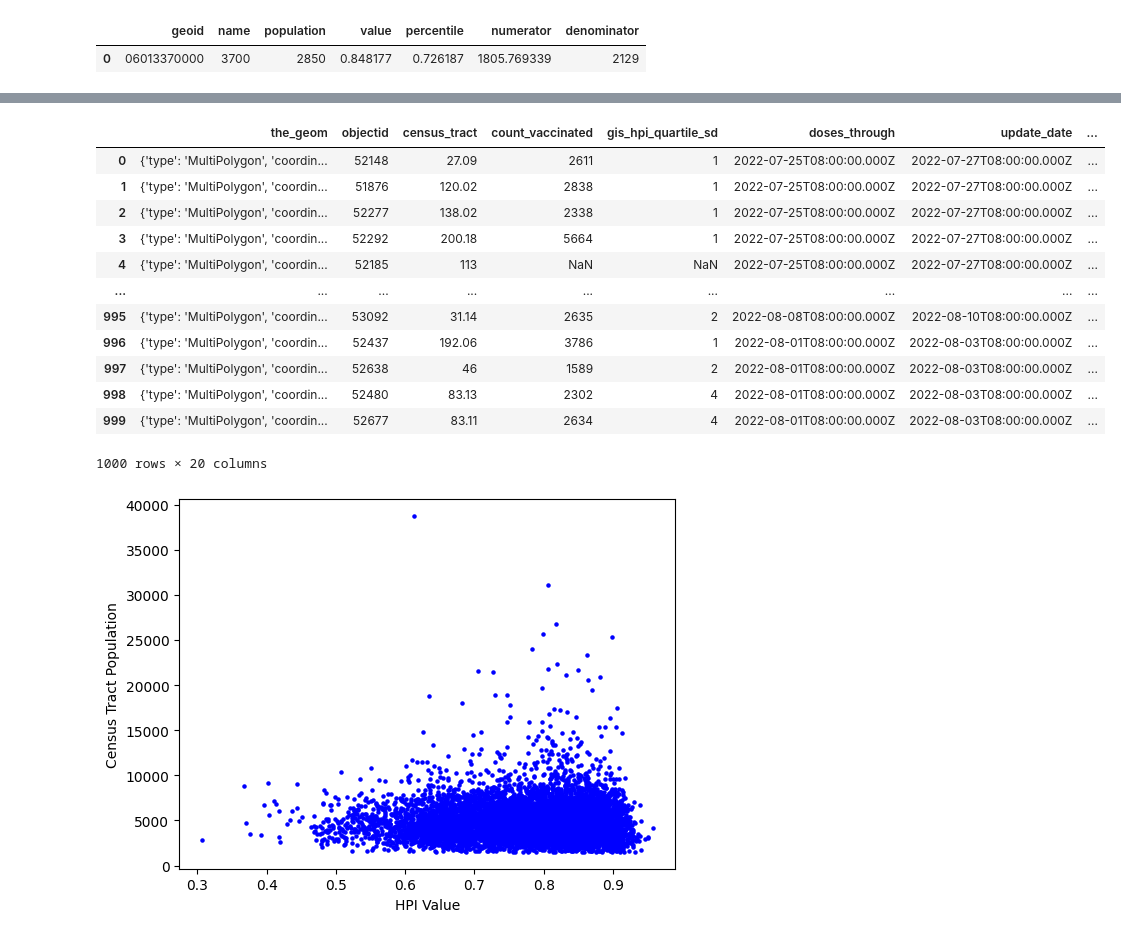
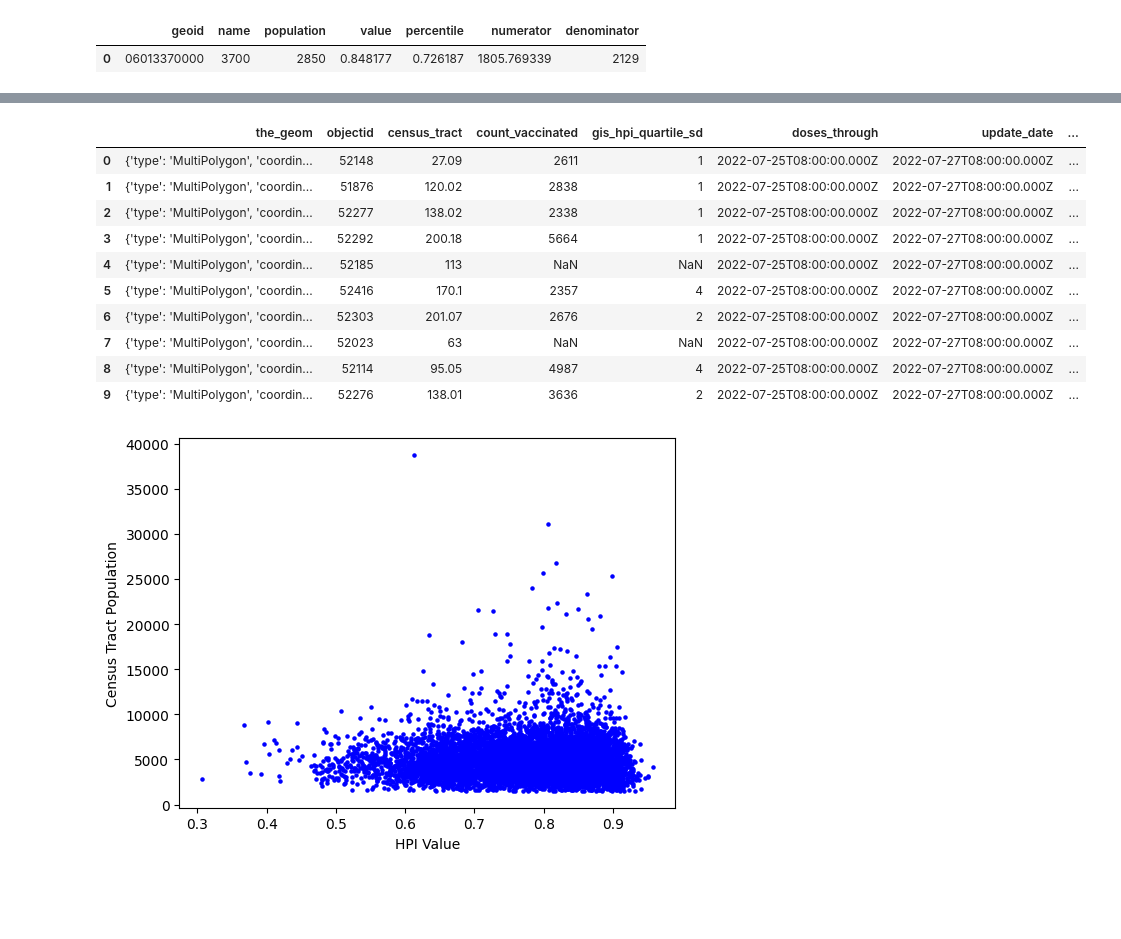
Before and after one commit to kacastel/DSCI-510-Final-Project, a Jupyter notebook: 510fpplay.ipynb, the cells around one changed output, grey strips where cells are left out. Saved outputs shown, nothing was run; the diff lists cells and outputs as text; code cells hidden in the pictures; blank space fills up the shorter version.

```diff
--- a/510fpplay.ipynb
+++ b/510fpplay.ipynb
@@ -61,23 +93,21 @@ See the caveats in the documentation: https://pandas.pydata.org/pandas-docs/stab
 # %%
 # Joining datasets
 
 vaccine_data['NAME'] = pd.Series(san_diego_hpi['NAME'])
 
-vaccine_data
+vaccine_data.head(10)
 # %% [output]
 |  | the_geom | objectid | census_tract | count_vaccinated | gis_hpi_quartile_sd | doses_through | update_date | ... |
 | 0 | {'type': 'MultiPolygon', 'coordin... | 52148 | 27.09 | 2611 | 1 | 2022-07-25T08:00:00.000Z | 2022-07-27T08:00:00.000Z | ... |
 | 1 | {'type': 'MultiPolygon', 'coordin... | 51876 | 120.02 | 2838 | 1 | 2022-07-25T08:00:00.000Z | 2022-07-27T08:00:00.000Z | ... |
 | 2 | {'type': 'MultiPolygon', 'coordin... | 52277 | 138.02 | 2338 | 1 | 2022-07-25T08:00:00.000Z | 2022-07-27T08:00:00.000Z | ... |
 | 3 | {'type': 'MultiPolygon', 'coordin... | 52292 | 200.18 | 5664 | 1 | 2022-07-25T08:00:00.000Z | 2022-07-27T08:00:00.000Z | ... |
 | 4 | {'type': 'MultiPolygon', 'coordin... | 52185 | 113 | NaN | NaN | 2022-07-25T08:00:00.000Z | 2022-07-27T08:00:00.000Z | ... |
-| ... | ... | ... | ... | ... | ... | ... | ... | ... |
-| 995 | {'type': 'MultiPolygon', 'coordin... | 53092 | 31.14 | 2635 | 2 | 2022-08-08T08:00:00.000Z | 2022-08-10T08:00:00.000Z | ... |
-| 996 | {'type': 'MultiPolygon', 'coordin... | 52437 | 192.06 | 3786 | 1 | 2022-08-01T08:00:00.000Z | 2022-08-03T08:00:00.000Z | ... |
-| 997 | {'type': 'MultiPolygon', 'coordin... | 52638 | 46 | 1589 | 2 | 2022-08-01T08:00:00.000Z | 2022-08-03T08:00:00.000Z | ... |
-| 998 | {'type': 'MultiPolygon', 'coordin... | 52480 | 83.13 | 2302 | 4 | 2022-08-01T08:00:00.000Z | 2022-08-03T08:00:00.000Z | ... |
-| 999 | {'type': 'MultiPolygon', 'coordin... | 52677 | 83.11 | 2634 | 4 | 2022-08-01T08:00:00.000Z | 2022-08-03T08:00:00.000Z | ... |
+| 5 | {'type': 'MultiPolygon', 'coordin... | 52416 | 170.1 | 2357 | 4 | 2022-07-25T08:00:00.000Z | 2022-07-27T08:00:00.000Z | ... |
+| 6 | {'type': 'MultiPolygon', 'coordin... | 52303 | 201.07 | 2676 | 2 | 2022-07-25T08:00:00.000Z | 2022-07-27T08:00:00.000Z | ... |
+| 7 | {'type': 'MultiPolygon', 'coordin... | 52023 | 63 | NaN | NaN | 2022-07-25T08:00:00.000Z | 2022-07-27T08:00:00.000Z | ... |
+| 8 | {'type': 'MultiPolygon', 'coordin... | 52114 | 95.05 | 4987 | 4 | 2022-07-25T08:00:00.000Z | 2022-07-27T08:00:00.000Z | ... |
+| 9 | {'type': 'MultiPolygon', 'coordin... | 52276 | 138.01 | 3636 | 2 | 2022-07-25T08:00:00.000Z | 2022-07-27T08:00:00.000Z | ... |
-1000 rows × 20 columns
 # %%
 # Producing a Visual
 
```
Also changed, not shown: parts of 2 cells of this notebook.
